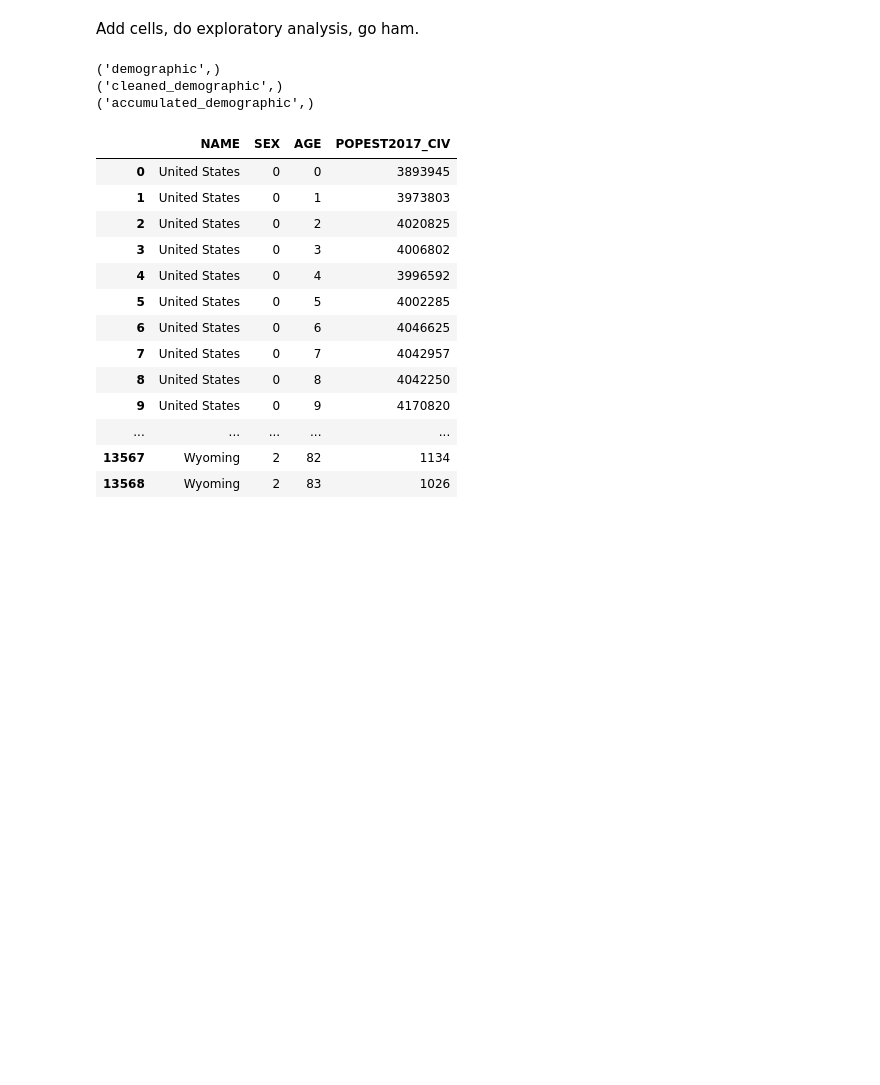
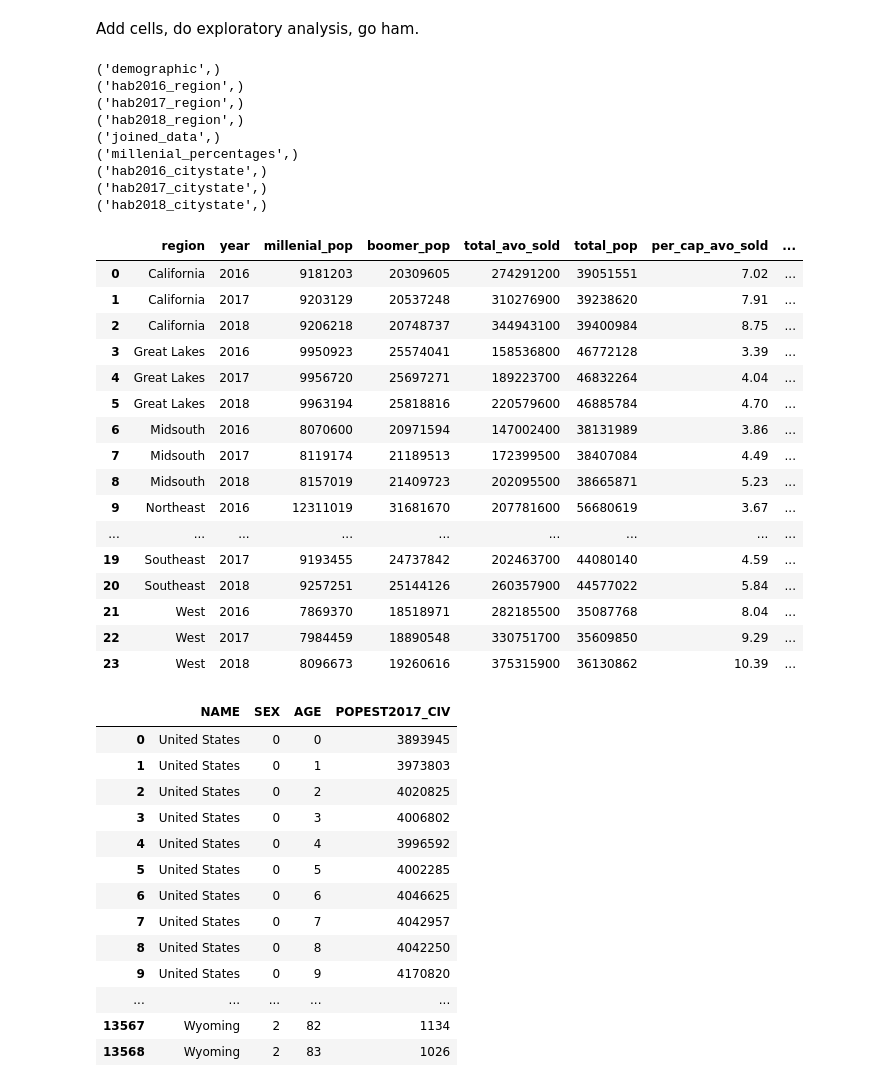
Before and after one commit to schen9981/avocaodo-millenial-analysis, a Jupyter notebook: analysis/analysis_stats_mary.ipynb, the cells around one changed output. Drawn from its saved outputs; the diff is of its cells as text; code cells hidden in the pictures; blank space fills up the shorter version.

Commit message:
reclean data; add stata files; analysis commands in abstract

```diff
--- a/analysis/analysis_stats_mary.ipynb
+++ b/analysis/analysis_stats_mary.ipynb
@@ -13,7 +13,7 @@ import statsmodels.api as sm
 from statsmodels.tools import eval_measures
 # %%
 # Create connection to database
-conn = sqlite3.connect('../data/db/demographic.db')
+conn = sqlite3.connect('../data/db/avocado_project.db')
 c = conn.cursor()
 list_tables_cmd = "SELECT name FROM sqlite_master WHERE type='table';"
 c.execute(list_tables_cmd)
@@ -23,8 +23,37 @@ for row in c:
   print(row)
 # %% [output]
 ('demographic',)
-('cleaned_demographic',)
-('accumulated_demographic',)
+('hab2016_region',)
+('hab2017_region',)
+('hab2018_region',)
+('joined_data',)
+('millenial_percentages',)
+('hab2016_citystate',)
+('hab2017_citystate',)
+('hab2018_citystate',)
+# %%
+query1 = "SELECT * FROM joined_data"
+demo_df = pd.read_sql(query1, conn)
+demo_df.to_excel("output.xlsx")
+demo_df
+# %% [output]
+|  | region | year | millenial_pop | boomer_pop | total_avo_sold | total_pop | per_cap_avo_sold | ... |
+| 0 | California | 2016 | 9181203 | 20309605 | 274291200 | 39051551 | 7.02 | ... |
+| 1 | California | 2017 | 9203129 | 20537248 | 310276900 | 39238620 | 7.91 | ... |
+| 2 | California | 2018 | 9206218 | 20748737 | 344943100 | 39400984 | 8.75 | ... |
+| 3 | Great Lakes | 2016 | 9950923 | 25574041 | 158536800 | 46772128 | 3.39 | ... |
+| 4 | Great Lakes | 2017 | 9956720 | 25697271 | 189223700 | 46832264 | 4.04 | ... |
+| 5 | Great Lakes | 2018 | 9963194 | 25818816 | 220579600 | 46885784 | 4.70 | ... |
+| 6 | Midsouth | 2016 | 8070600 | 20971594 | 147002400 | 38131989 | 3.86 | ... |
+| 7 | Midsouth | 2017 | 8119174 | 21189513 | 172399500 | 38407084 | 4.49 | ... |
+| 8 | Midsouth | 2018 | 8157019 | 21409723 | 202095500 | 38665871 | 5.23 | ... |
+| 9 | Northeast | 2016 | 12311019 | 31681670 | 207781600 | 56680619 | 3.67 | ... |
+| ... | ... | ... | ... | ... | ... | ... | ... | ... |
+| 19 | Southeast | 2017 | 9193455 | 24737842 | 202463700 | 44080140 | 4.59 | ... |
+| 20 | Southeast | 2018 | 9257251 | 25144126 | 260357900 | 44577022 | 5.84 | ... |
+| 21 | West | 2016 | 7869370 | 18518971 | 282185500 | 35087768 | 8.04 | ... |
+| 22 | West | 2017 | 7984459 | 18890548 | 330751700 | 35609850 | 9.29 | ... |
+| 23 | West | 2018 | 8096673 | 19260616 | 375315900 | 36130862 | 10.39 | ... |
 # %%
 query1 = "SELECT * FROM demographic"
 demo_df = pd.read_sql(query1, conn)
```
Also changed, not shown: 8 other files.
